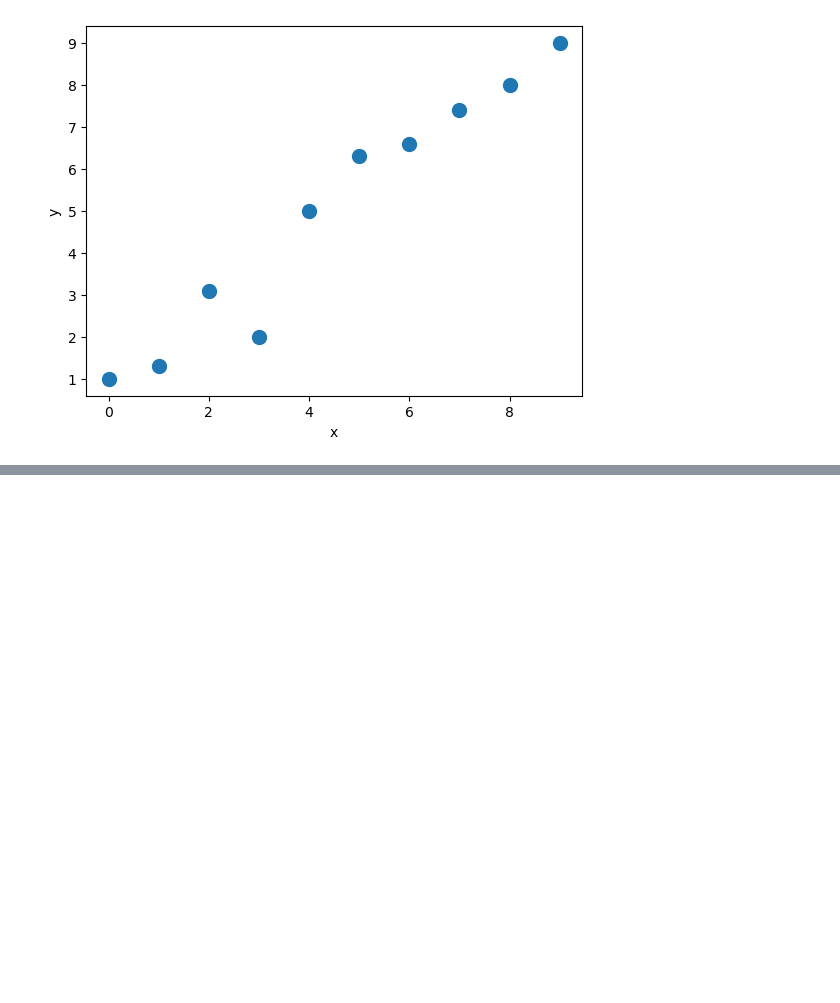
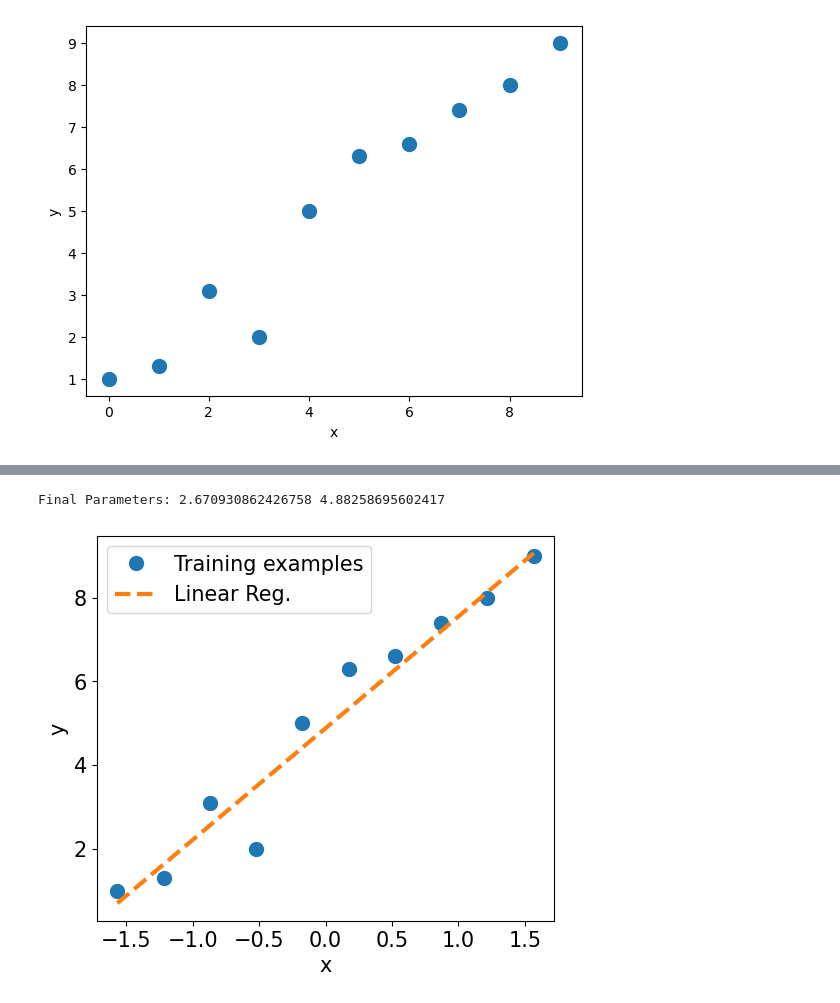
Before and after one commit to Consistent-Milk/data_science, a Jupyter notebook: Chapter 12/Section_3_LinearRegression.ipynb, the cells around one changed output, grey strips where cells are left out. Cells and saved outputs as stored; diff of their text form; code cells hidden in the pictures; blank space fills up the shorter version.

```diff
--- a/Chapter 12/Section_3_LinearRegression.ipynb
+++ b/Chapter 12/Section_3_LinearRegression.ipynb
@@ -17,0 +48,19 @@ plt.show()
+# %%
+def loss_fn(input, target):
+    return (input - target).pow(2).mean()
+# %%
+learning_rate = 0.001
+num_epochs = 200
+log_epochs = 10
+for epoch in range(num_epochs):
+    for x_batch, y_batch in train_dl:
+        pred = model(x_batch)
+        loss = loss_fn(pred, y_batch)
+        loss.backward()
+    with torch.no_grad():
+        weight -= weight.grad * learning_rate
+        bias -= bias.grad * learning_rate
+        weight.grad.zero_()
+        bias.grad.zero_()
+    if epoch % log_epochs == 0:
+        print(f'Epoch {epoch} Loss {loss.item():.4f}')
@@ -17,0 +88,24 @@ plt.show()
+# %%
+print('Final Parameters:', weight.item(), bias.item())
+
+X_test = np.linspace(0, 9, num=100, dtype='float32').reshape(-1, 1)
+X_test_norm = (X_test - np.mean(X_train)) / np.std(X_train)
+X_test_norm = torch.from_numpy(X_test_norm)
+y_pred = model(X_test_norm).detach().numpy()
+
+
+fig = plt.figure(figsize=(13, 5))
+ax = fig.add_subplot(1, 2, 1)
+plt.plot(X_train_norm, y_train, 'o', markersize=10)
+plt.plot(X_test_norm, y_pred, '--', lw=3)
+plt.legend(['Training examples', 'Linear Reg.'], fontsize=15)
+ax.set_xlabel('x', size=15)
+ax.set_ylabel('y', size=15)
+ax.tick_params(axis='both', which='major', labelsize=15)
+
+plt.savefig('./Results/6_Linear_Regression.png')
+
+plt.show()
+# %% [output]
+Final Parameters: 2.670930862426758 4.88258695602417
+[figure, added]
```
Also changed, not shown: parts of 4 cells of this notebook, 3 other files.
